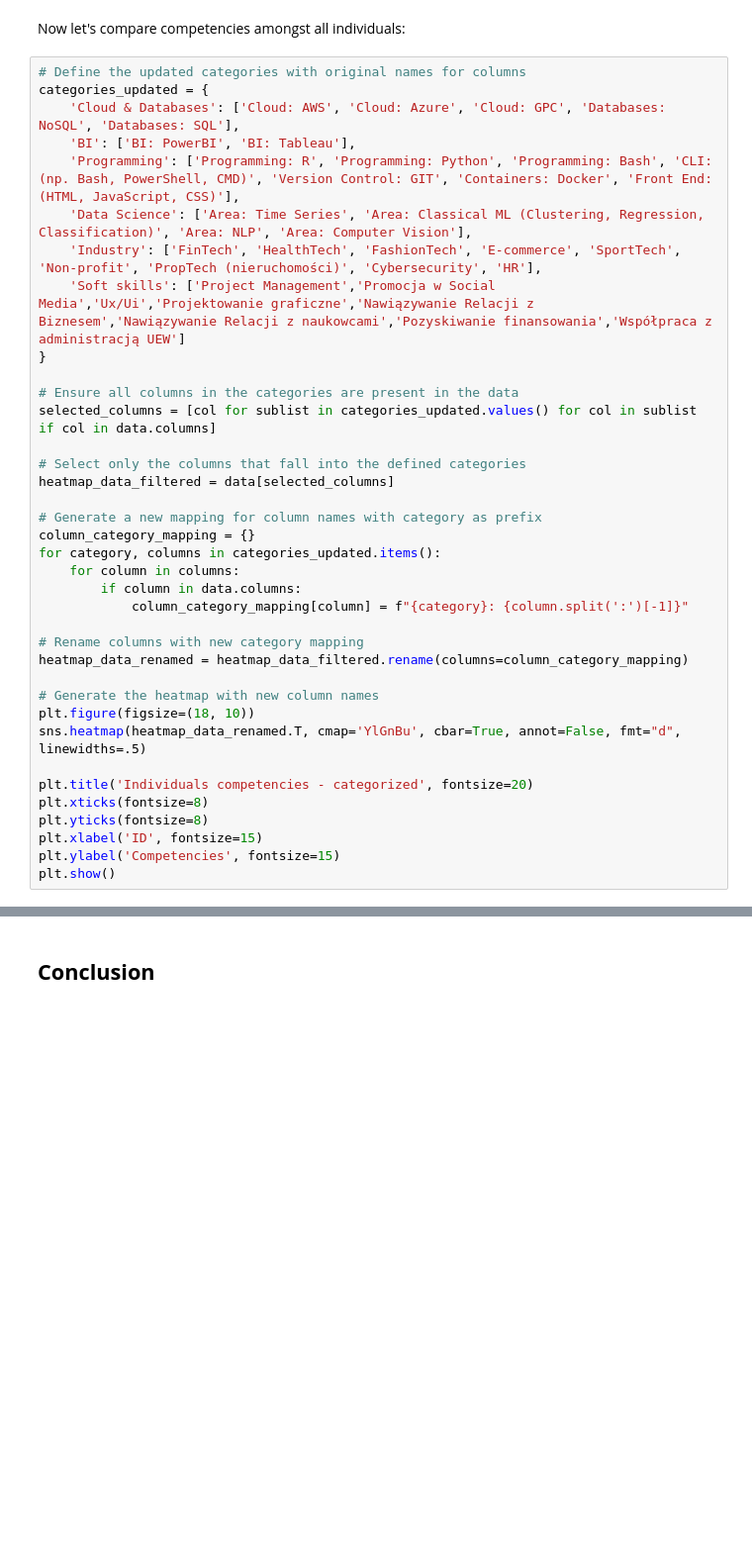
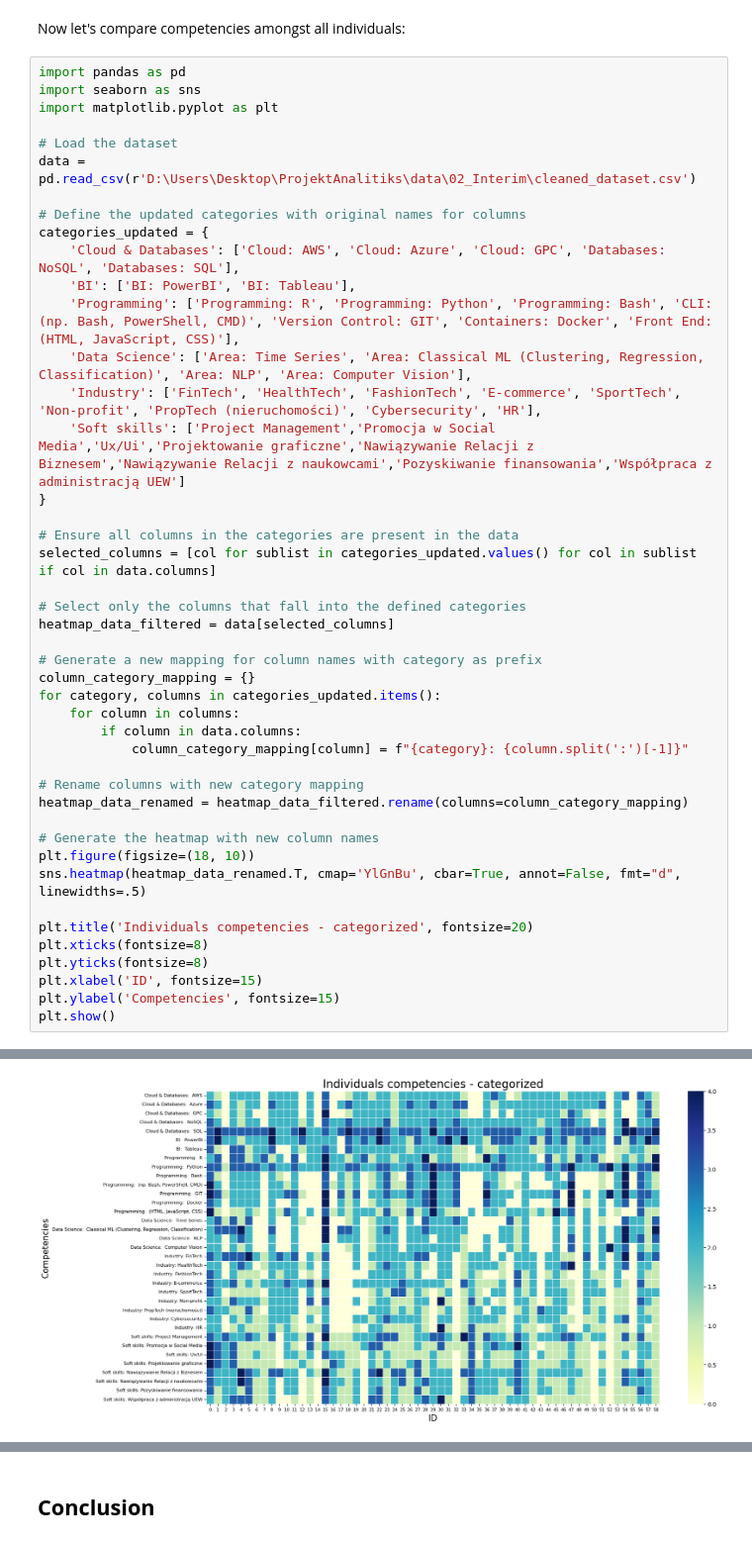
Before and after one commit to cropsini2137/HR-Data-Analytics, a Jupyter notebook: notebooks/03_Advanced_EDA.ipynb, the cells around one changed output, grey strips where cells are left out. Shown at 99% size. Cells and saved outputs as stored; diff of their text form; blank space fills up the shorter version.

```diff
--- a/notebooks/03_Advanced_EDA.ipynb
+++ b/notebooks/03_Advanced_EDA.ipynb
@@ -669,6 +669,13 @@ Identifying areas where the community as a whole might need additional resources
 # %% [markdown]
 Now let's compare competencies amongst all individuals:
 # %%
+import pandas as pd
+import seaborn as sns
+import matplotlib.pyplot as plt
+
+# Load the dataset
+data = pd.read_csv(r'D:\Users\Desktop\ProjektAnalitiks\data\02_Interim\cleaned_dataset.csv')
+
 # Define the updated categories with original names for columns
 categories_updated = {
     'Cloud & Databases': ['Cloud: AWS', 'Cloud: Azure', 'Cloud: GPC', 'Databases: NoSQL', 'Databases: SQL'],
@@ -709,0 +716 @@ NameError: name 'data' is not defined
+[figure, added]
```
Also changed, not shown: parts of 7 cells of this notebook, 1 other file.
